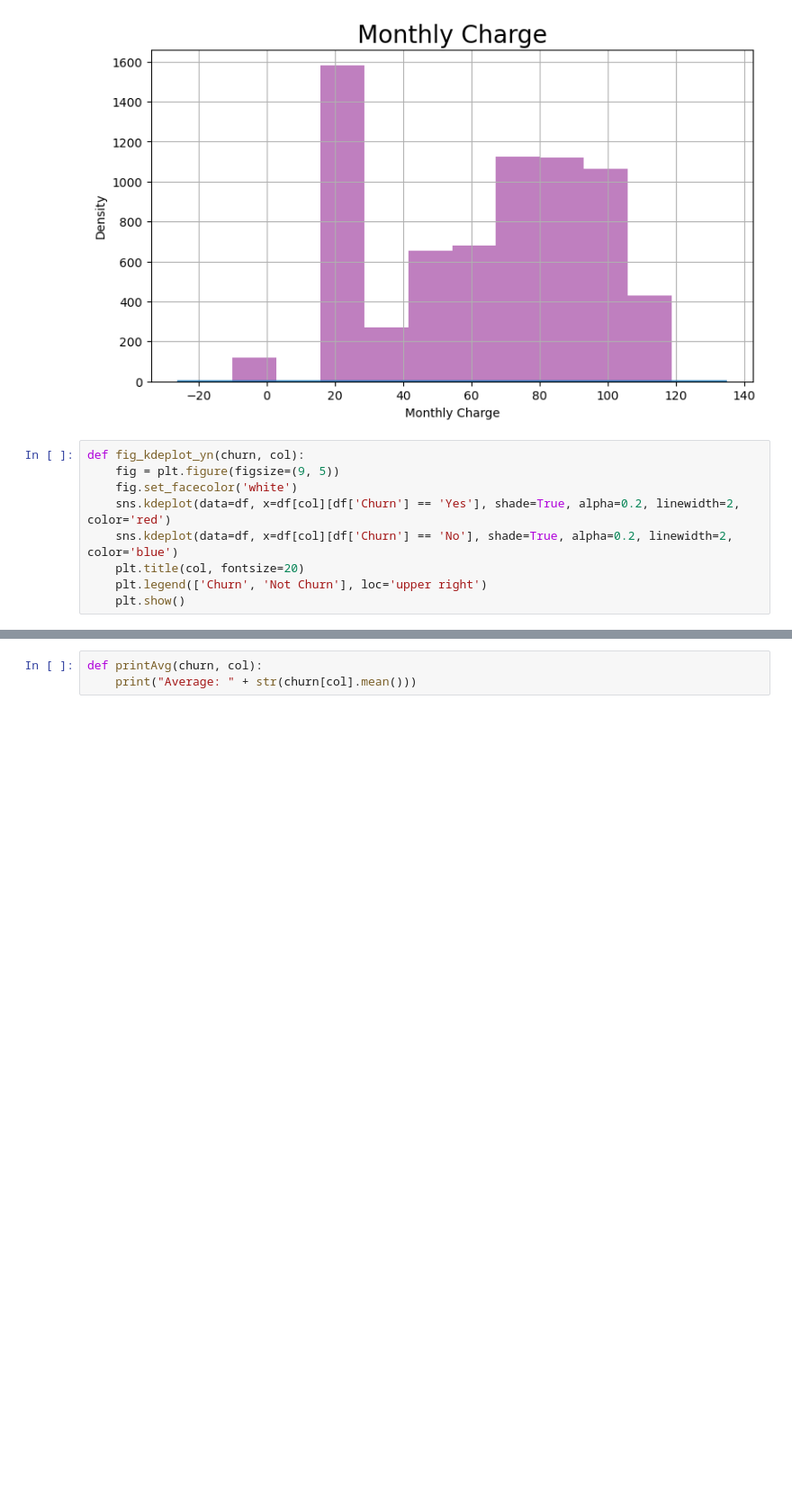
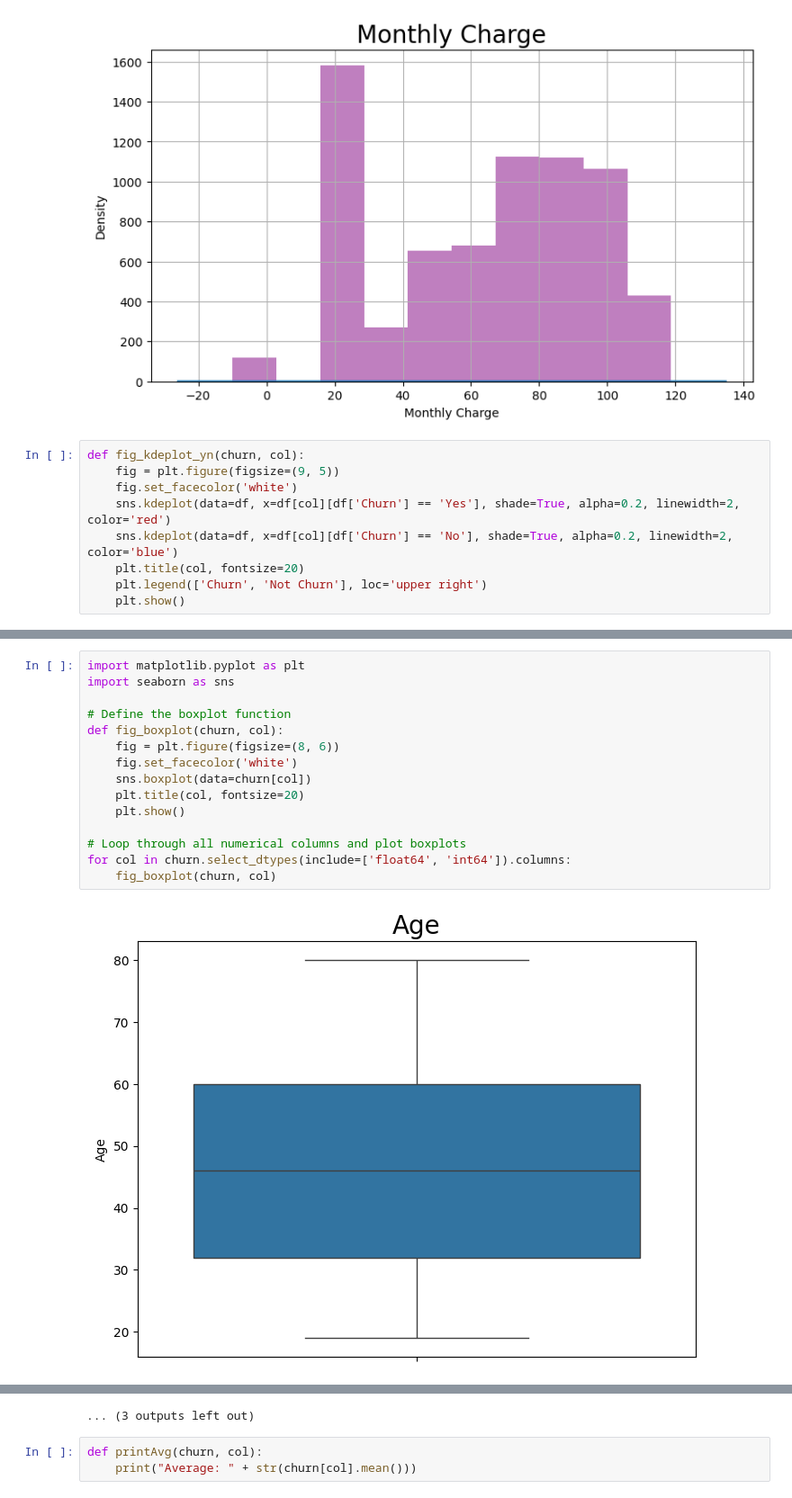
Before and after one commit to adeline-pepela/Customer_prediction_project, a Jupyter notebook: predict_customer_churn.ipynb, the cells around one changed output, grey strips where cells are left out. Shown at 90% size. Saved outputs shown, nothing was run; the diff lists cells and outputs as text; blank space fills up the shorter version.

```diff
--- a/predict_customer_churn.ipynb
+++ b/predict_customer_churn.ipynb
@@ -360,0 +362,17 @@ fig_boxplot(churn, 'Total Charges')
+# %%
+import matplotlib.pyplot as plt
+import seaborn as sns
+
+# Define the boxplot function
+def fig_boxplot(churn, col):
+    fig = plt.figure(figsize=(8, 6))
+    fig.set_facecolor('white')
+    sns.boxplot(data=churn[col])
+    plt.title(col, fontsize=20)
+    plt.show()
+
+# Loop through all numerical columns and plot boxplots
+for col in churn.select_dtypes(include=['float64', 'int64']).columns:
+    fig_boxplot(churn, col)
+# %% [output]
+[figure, added]
@@ -361,3 +390,4 @@ fig_boxplot(churn, 'Total Charges')
+... (3 outputs left out)
 # %%
 def printAvg(churn, col):
     print("Average: " + str(churn[col].mean()))
```
Also changed, not shown: parts of 21 cells of this notebook.
